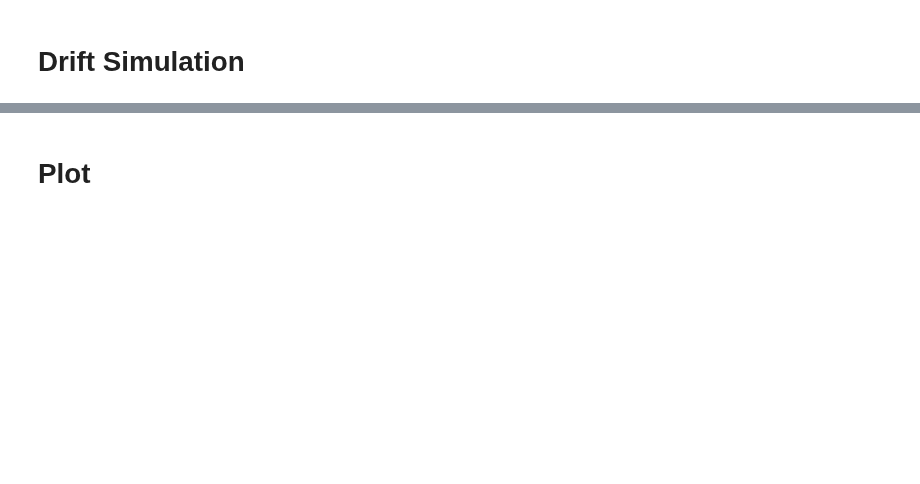
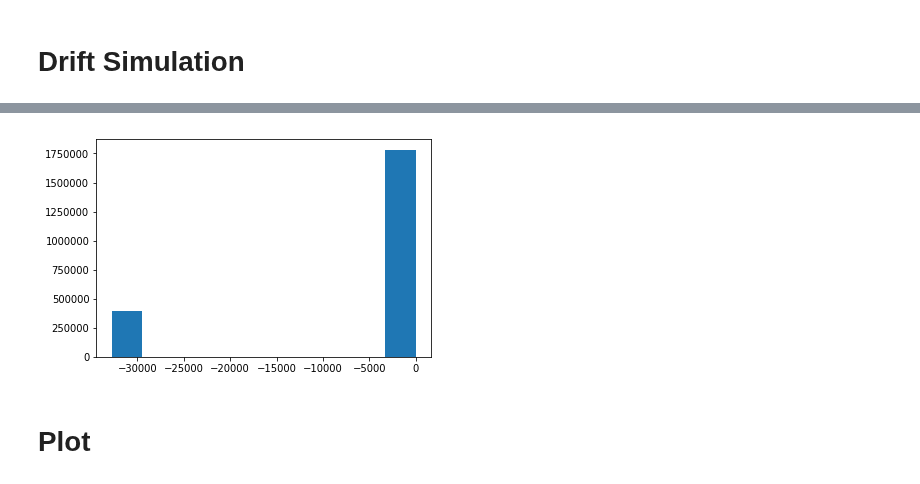
Before and after one commit to evankielley/IceDEF, a Jupyter notebook: notebooks/drift_simulator.ipynb, the cells around one changed output, grey strips where cells are left out. Cells and saved outputs as stored; diff of their text form; code cells hidden in the pictures; blank space fills up the shorter version.

```diff
--- a/notebooks/drift_simulator.ipynb
+++ b/notebooks/drift_simulator.ipynb
@@ -49,3 +80,8 @@ sim.euler(0.1*3600, 100)
+# %%
+plt.hist(ocean_data.U.flatten())
+plt.show()
+# %% [output]
+[figure, added]
 # %% [markdown]
 # Plot
 # %%
```
Also changed, not shown: parts of 27 cells of this notebook, 1 other file.
